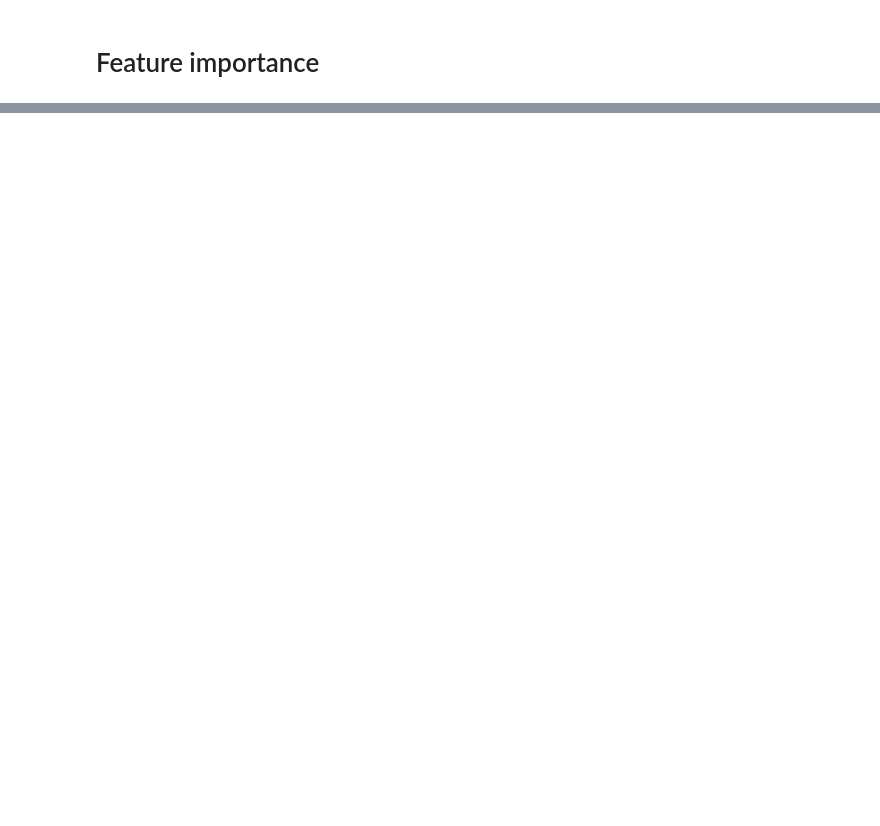
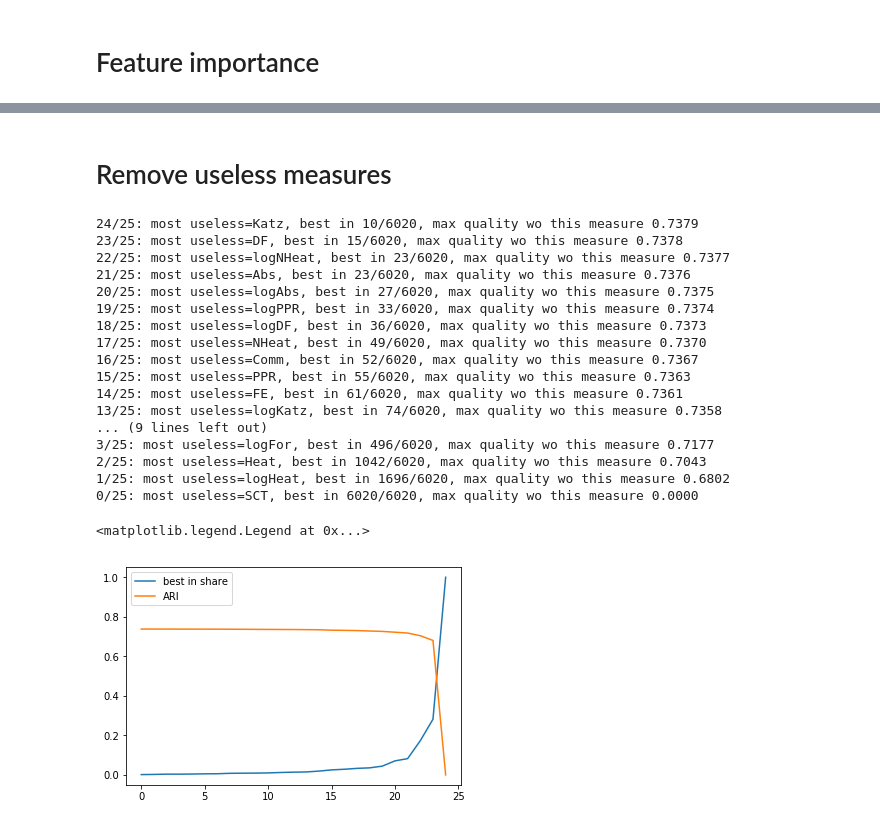
Before and after one commit to vlivashkin/pygkernels-experiments, a Jupyter notebook: experiments/init/SBM3-feature_importance.ipynb, the cells around one changed output, grey strips where cells are left out. Saved outputs shown, nothing was run; the diff lists cells and outputs as text; code cells hidden in the pictures; blank space fills up the shorter version.

```diff
--- a/experiments/init/SBM3-feature_importance.ipynb
+++ b/experiments/init/SBM3-feature_importance.ipynb
@@ -63,0 +51,47 @@ for i, name in enumerate(feature_names[:-25]):
+# %% [markdown]
+# Remove useless measures
+# %%
+plot_useless = []
+support_kernels = np.array([True] * 25)
+while np.sum(support_kernels) > 0:
+    ari_subset = ari_train[:, support_kernels]
+    kernel_names_subset = np.array(data_hub.kernel_names)[support_kernels]
+    most_useless = ('none', ari_subset.shape[0] + 1)
+    for idx, kernel_name in enumerate(kernel_names_subset):
+        a = np.array([True] * np.sum(support_kernels))
+        a[idx] = False
+        y_measure = ari_subset[:, idx]
+        y_rest = np.max(ari_subset[:, a], axis=1) if np.sum(a) > 0 else -1
+        stat = Counter(y_measure > (y_rest + 0.001))
+        if stat[True] < most_useless[1]:
+            most_useless = (kernel_name, stat[True])
+    support_kernels[data_hub.kernel_names.index(most_useless[0])] = 0
+    maxari = np.mean(np.max(ari_train[:, support_kernels], axis=1)) if np.sum(support_kernels) > 0 else 0
+    most_useless += (maxari, )
+    print(f'{np.sum(support_kernels)}/25: most useless={most_useless[0]}, best in {most_useless[1]}/{ari_subset.shape[0]}, '
+          f'max quality wo this measure {maxari:.4f}')
+    plot_useless.append(most_useless)
+
+plt.plot([x[1]/ari_subset.shape[0] for x in plot_useless], label='best in share')
+plt.plot([x[2] for x in plot_useless], label='ARI')
+plt.legend()
+# %% [output]
+24/25: most useless=Katz, best in 10/6020, max quality wo this measure 0.7379
+23/25: most useless=DF, best in 15/6020, max quality wo this measure 0.7378
+22/25: most useless=logNHeat, best in 23/6020, max quality wo this measure 0.7377
+21/25: most useless=Abs, best in 23/6020, max quality wo this measure 0.7376
+20/25: most useless=logAbs, best in 27/6020, max quality wo this measure 0.7375
+19/25: most useless=logPPR, best in 33/6020, max quality wo this measure 0.7374
+18/25: most useless=logDF, best in 36/6020, max quality wo this measure 0.7373
+17/25: most useless=NHeat, best in 49/6020, max quality wo this measure 0.7370
+16/25: most useless=Comm, best in 52/6020, max quality wo this measure 0.7367
+15/25: most useless=PPR, best in 55/6020, max quality wo this measure 0.7363
+14/25: most useless=FE, best in 61/6020, max quality wo this measure 0.7361
+13/25: most useless=logKatz, best in 74/6020, max quality wo this measure 0.7358
+... (9 lines left out)
+3/25: most useless=logFor, best in 496/6020, max quality wo this measure 0.7177
+2/25: most useless=Heat, best in 1042/6020, max quality wo this measure 0.7043
+1/25: most useless=logHeat, best in 1696/6020, max quality wo this measure 0.6802
+0/25: most useless=SCT, best in 6020/6020, max quality wo this measure 0.0000
+<matplotlib.legend.Legend at 0x...>
+[figure, added]
```
Also changed, not shown: parts of 19 cells of this notebook, 8 other files.
